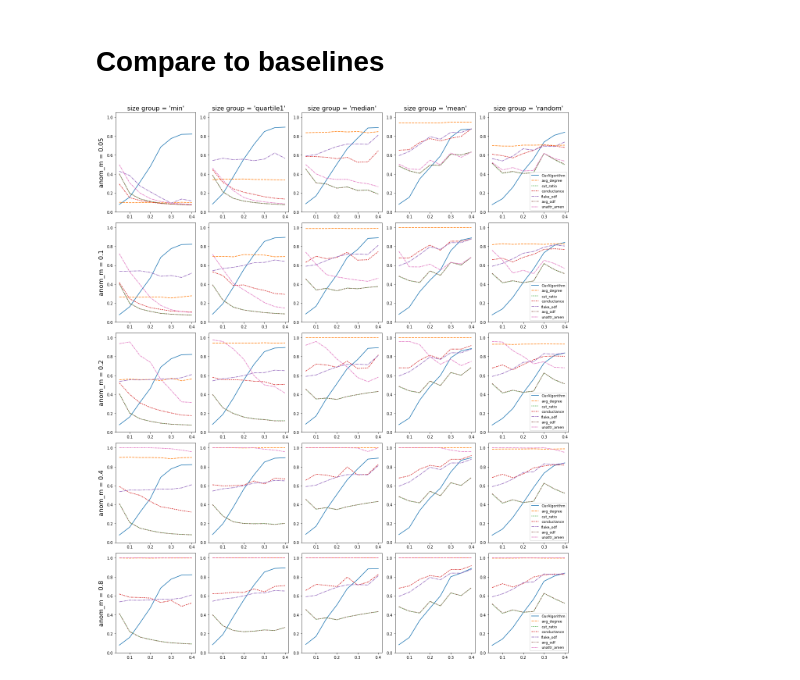
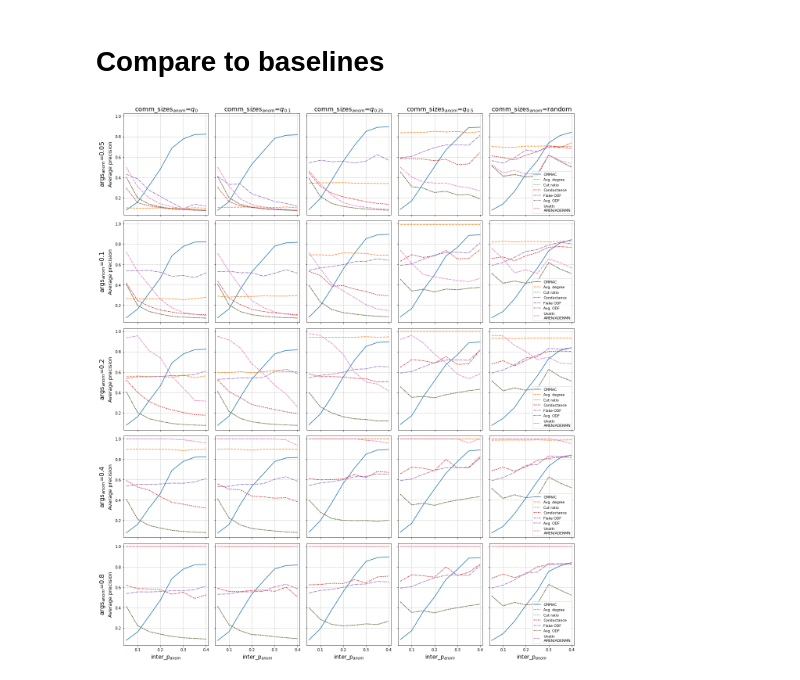
Before and after one commit to lapidshay/GenericAnomalousCommunitiesDetection, a Jupyter notebook: Evaluation/Reddit/04__Results_analysis-Basline_comparison.ipynb, the cells around one changed output. Drawn from its saved outputs; the diff is of its cells as text; code cells hidden in the pictures.

```diff
--- a/Evaluation/Reddit/04__Results_analysis-Basline_comparison.ipynb
+++ b/Evaluation/Reddit/04__Results_analysis-Basline_comparison.ipynb
@@ -23,4 +12,5 @@ pd.set_option('display.float_format', lambda x: '%.3f' % x)
 # %%
+dataset_name = 'Reddit'
 experiment_main_dir = 'Experiment'
 anom_comm_names = [f'AnomComm000000000{str(i+1).zfill(2)}' for i in range(0, 10)]
 meta_feature = 'normality_prob_std'
@@ -29,6 +17,12 @@ res_analyzer = ResultsAnalyzer(experiment_main_dir, EXPERIMENT_SETTINGS, anom_co
 # %% [markdown]
 # Compare to baselines
+# %%
+res_analyzer = ResultsAnalyzer(
+    dataset_name = dataset_name,
+    experiment_dir_path = experiment_main_dir,
+    experiment_settings = EXPERIMENT_SETTINGS,
+    anomalous_comm_names = anom_comm_names)
 # %%
-res_analyzer.plot_baseline_comparison(meta_feature=meta_feature, reverse=False)
+res_analyzer.plot_baseline_comparison(meta_feature=meta_feature)
 # %% [output]
-[figure, old version]
+[figure, new version]
```
Also changed, not shown: parts of 6 cells of this notebook, 3 other files.
